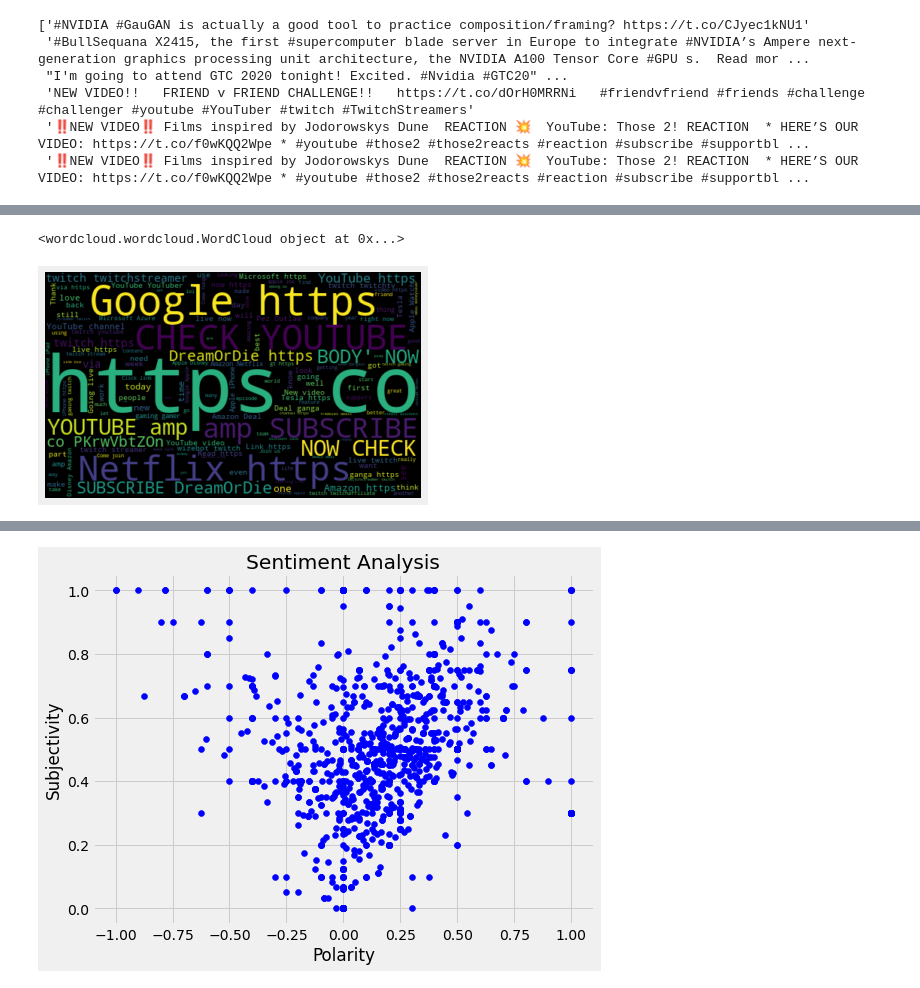
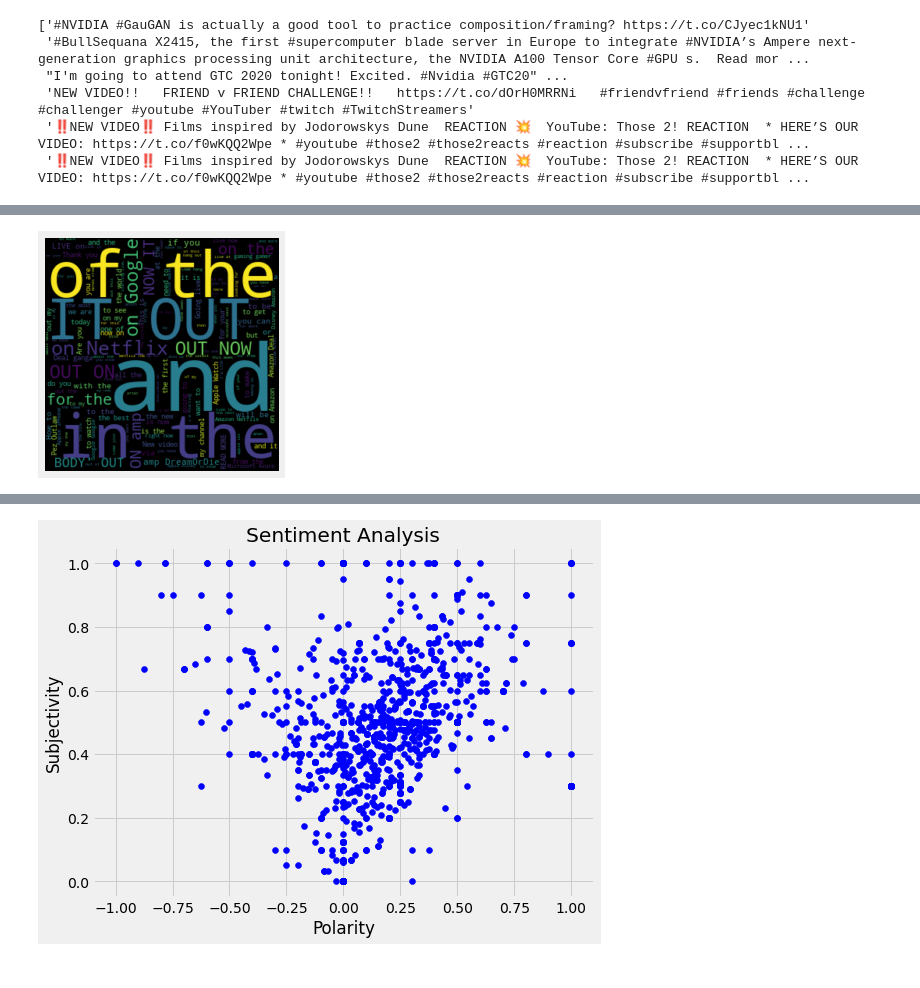
Before and after one commit to Arnav1511/OMSA, a Jupyter notebook: MajorProject.ipynb, the cells around one changed output, grey strips where cells are left out. Drawn from its saved outputs; the diff is of its cells as text; code cells hidden in the pictures.

```diff
--- a/MajorProject.ipynb
+++ b/MajorProject.ipynb
@@ -108,6 +108 @@ nltk.download('punkt')
 True
-# %%
-import re
-
-for text in tweet:
-    text = re.sub(r'http\S+', '', text)
@@ -124,10 +111,15 @@ print(filtered)
 # %%
-def cleanText(text):
-    text=re.sub(r'@[A-Za-z0-9]+','',text) #remove mentions
-    text=re.sub(r'#','',text) #remove hashtags
-    return text
+def cleanTxt(text):
+  text = re.sub(r'@[A-Za-z0-9]+','',text) #Removed @mentions
+  text = re.sub(r'#','',text) #Removing the #symbol
+  text = re.sub(r'RT[\s]+','',text)  #Removing the RT
+  text = re.sub(r'https?:\/\/\S+','',text) #Removing the hyperlinks
 
-sort=cleanText(text)
+  return text
 
-print(sort)
+#Cleaning the text
+df['text']=df['text'].apply(cleanTxt)
+
+#Show the cleaned text
+df.head(12)
 # %% [output]
@@ -175,22 +179,21 @@ df[['file_name', 'text','CleanedText', 'Subjectivity', 'NewPolarity']].head(50)
 # %%
 #Plot a word cloud
 from wordcloud import WordCloud
 import tweepy
 import numpy as np
 import matplotlib.pyplot as plt
 plt.style.use('fivethirtyeight')
 
+restricted=['YOUTUBE','SUBSCRIBE','CHECK','twitch','New video']
+
 allWords = ' '.join( [twts for twts in df['CleanedText']])
-wordCloud = WordCloud( width = 500, height= 300, random_state = 21, max_font_size = 119).generate(allWords)
-
-print(wordCloud)
+wordCloud = WordCloud( width = 300, height= 300, random_state = 21, max_font_size = 119, stopwords=restricted).generate(allWords)
 
 plt.imshow(wordCloud, interpolation = "bilinear")
 plt.axis('off')
 plt.show()
 # %% [output]
-<wordcloud.wordcloud.WordCloud object at 0x...>
-[figure, old version]
+[figure, new version]
 # %%
 #Create a function to compute positive, negative or neutral text
 
```
Also changed, not shown: parts of 6 cells of this notebook.
